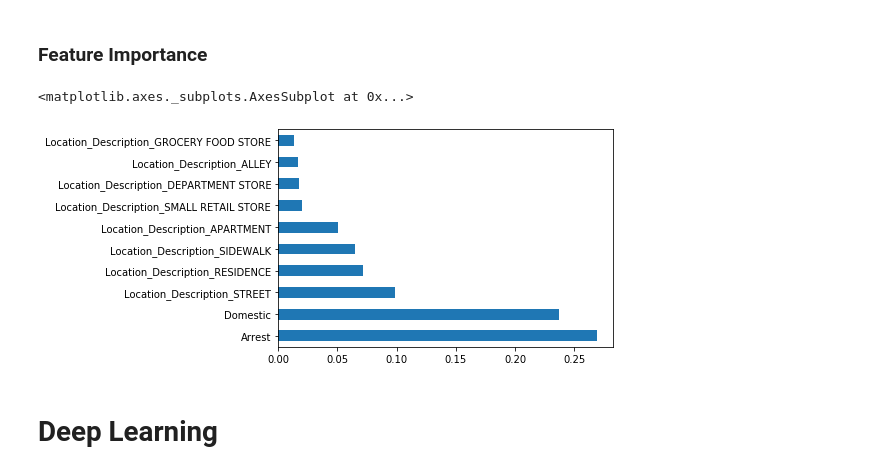
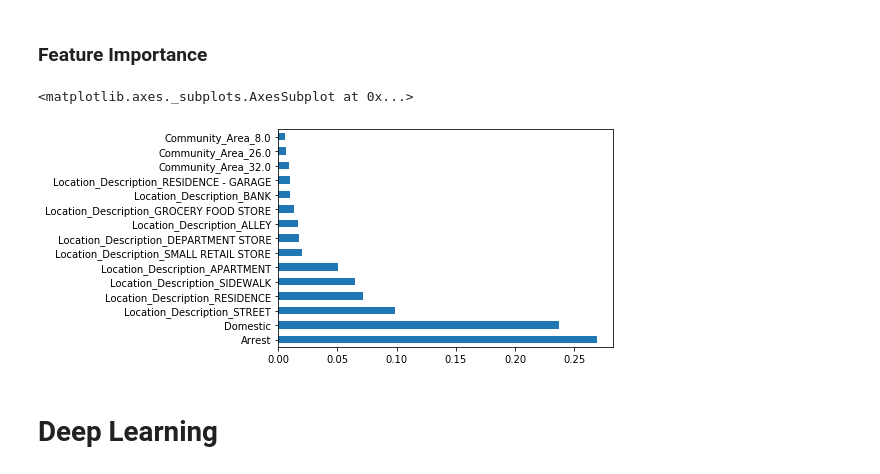
Before and after one commit to meghutch/Chicago_Crimes, a Jupyter notebook: Chicago_Crime_Analysis.ipynb, the cells around one changed output. Drawn from its saved outputs; the diff is of its cells as text; code cells hidden in the pictures.

```diff
--- a/Chicago_Crime_Analysis.ipynb
+++ b/Chicago_Crime_Analysis.ipynb
@@ -630,22 +651,22 @@ MOTOR VEHICLE THEFT      0.000     0.000     0.000       809
 # %%
 # create empty list
 feat_impts = []
 # bind all rf estimators for each classifier
 for clf in rf_hyper.best_estimator_:
     feat_impts.append(clf.feature_importances_)
 
 # calculate the mean of features across predictors
 feat = np.mean(feat_impts, axis=0)
 # create a list of features (predictor names)
 features = crime_x_col_names
 # add predictor names to the means
 feat_importances = pd.Series(feat, index = features)
 
 # plot feature importance for nlargest means
-feat_importances.nlargest(10).plot(kind='barh')
+feat_importances.nlargest(15).plot(kind='barh')
 # %% [output]
 <matplotlib.axes._subplots.AxesSubplot at 0x...>
-[figure, old version]
+[figure, new version]
 # %% [markdown]
 # Deep Learning
 # %% [markdown]
```
Also changed, not shown: parts of 10 cells of this notebook.
